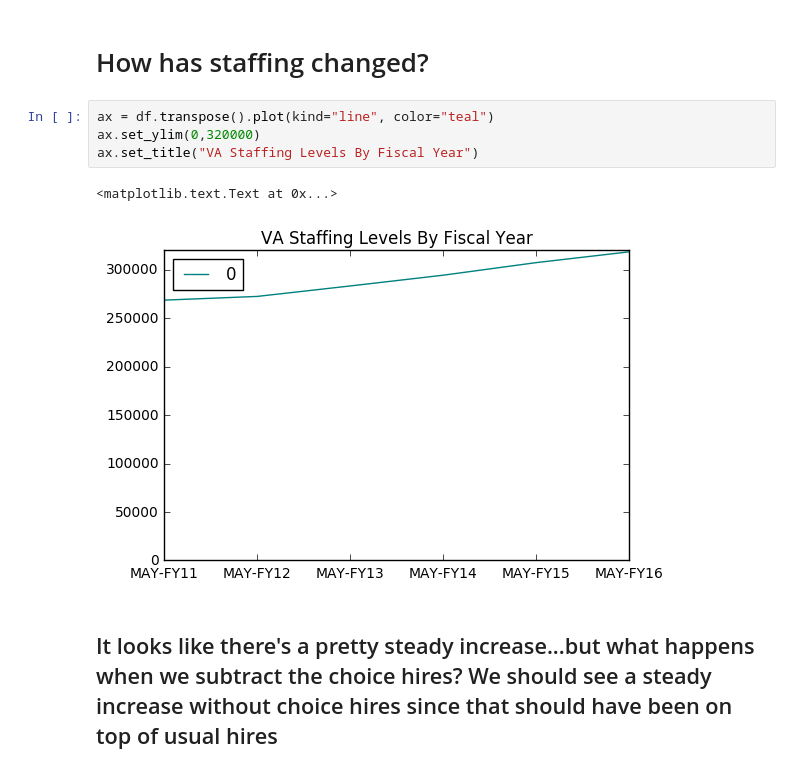
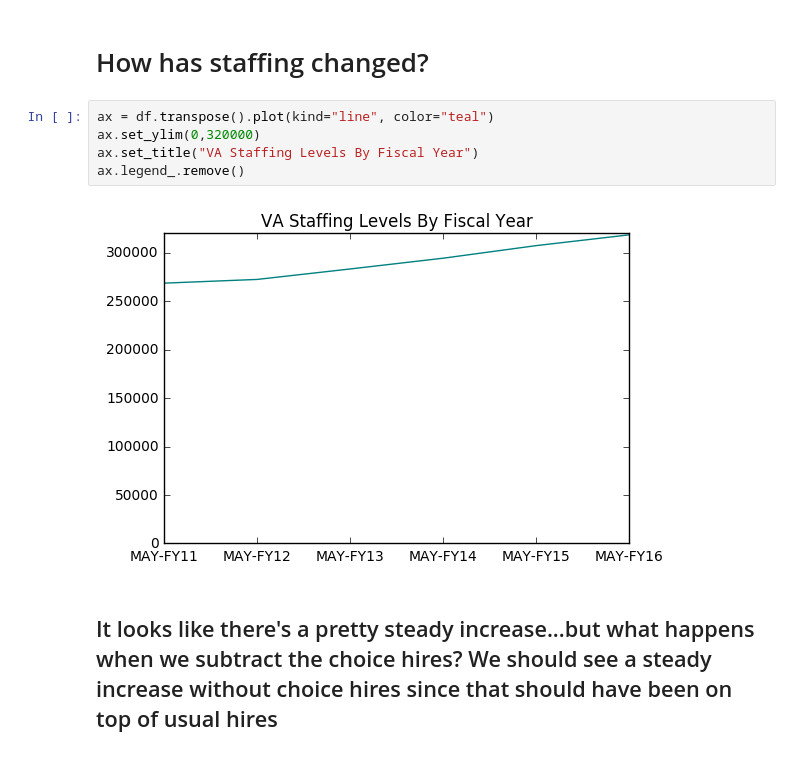
Before and after one commit to isabella232/va-data-analysis, a Jupyter notebook: Narrative/Staff.ipynb, the cells around one changed output. Cells and saved outputs as stored; diff of their text form.

```diff
--- a/Narrative/Staff.ipynb
+++ b/Narrative/Staff.ipynb
@@ -19,10 +19,10 @@ df
 # %%
 ax = df.transpose().plot(kind="line", color="teal")
 ax.set_ylim(0,320000)
 ax.set_title("VA Staffing Levels By Fiscal Year")
+ax.legend_.remove()
 # %% [output]
-<matplotlib.text.Text at 0x...>
-[figure, old version]
+[figure, new version]
 # %% [markdown]
 ## It looks like there's a pretty steady increase...but what happens when we subtract the choice hires? We should see a steady increase without choice hires since that should have been on top of usual hires
 # %%
```
Also changed, not shown: parts of 2 cells of this notebook.
